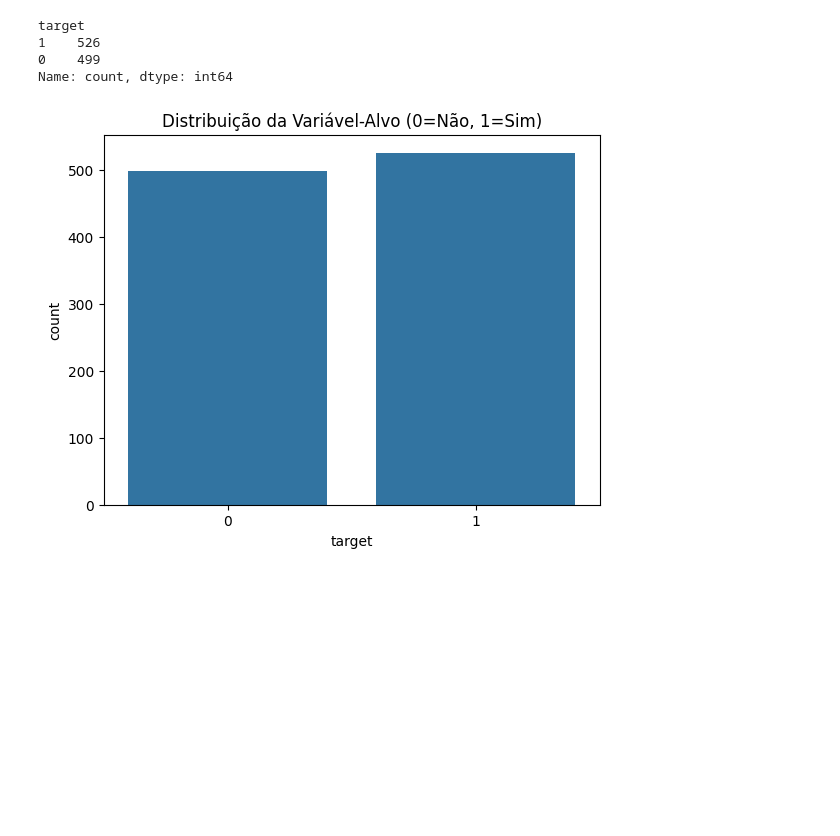
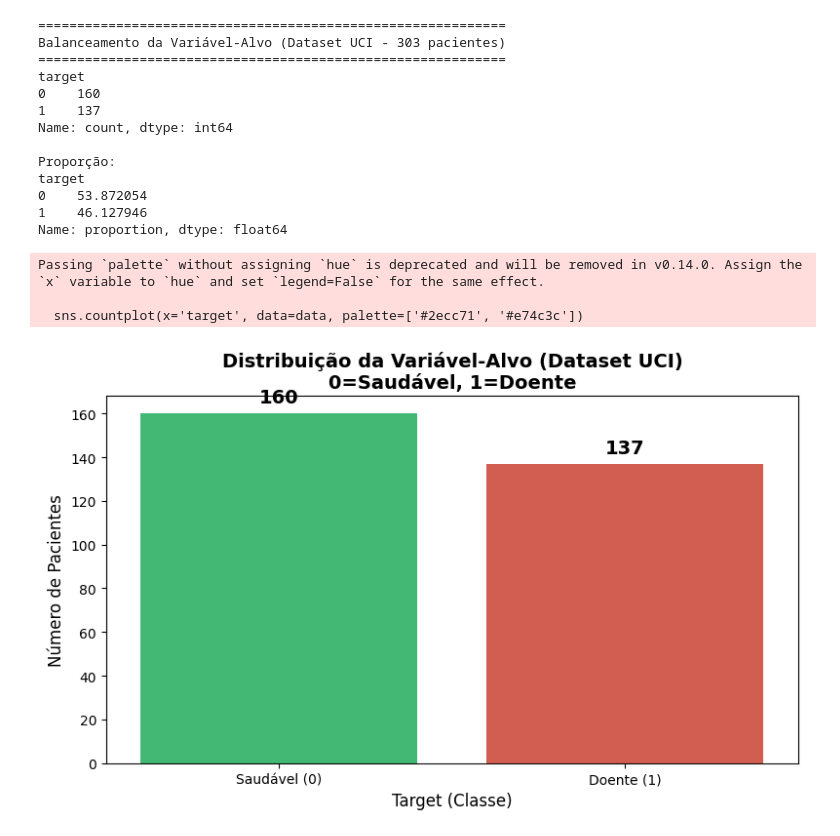
Before and after one commit to AlexandreJr16/Heart-Diseases, a Jupyter notebook: heart-diseases.ipynb, the cells around one changed output. Saved outputs shown, nothing was run; the diff lists cells and outputs as text; code cells hidden in the pictures; blank space fills up the shorter version.

Commit message:
refactor: Corrige dataset para UCI e re-treina modelo (83.3%)

```diff
--- a/heart-diseases.ipynb
+++ b/heart-diseases.ipynb
@@ -40,15 +116,43 @@ None
 # %%
-# Vamos verificar o balanceamento da nossa variável-alvo
+# --- ANÁLISE DE BALANCEAMENTO DA VARIÁVEL-ALVO ---
+
+print("=" * 60)
+print("Balanceamento da Variável-Alvo (Dataset UCI - 303 pacientes)")
+print("=" * 60)
 print(data['target'].value_counts())
+print(f"\nProporção:")
+print(data['target'].value_counts(normalize=True) * 100)
 
-# Visualizar isso:
-sns.countplot(x='target', data=data)
-plt.title('Distribuição da Variável-Alvo (0=Não, 1=Sim)')
+# Visualizar a distribuição
+plt.figure(figsize=(8, 5))
+sns.countplot(x='target', data=data, palette=['#2ecc71', '#e74c3c'])
+plt.title('Distribuição da Variável-Alvo (Dataset UCI)\n0=Saudável, 1=Doente', fontsize=14, fontweight='bold')
+plt.xlabel('Target (Classe)', fontsize=12)
+plt.ylabel('Número de Pacientes', fontsize=12)
+plt.xticks([0, 1], ['Saudável (0)', 'Doente (1)'])
+
+# Adicionar anotações com os valores
+for i, count in enumerate(data['target'].value_counts().sort_index()):
+    plt.text(i, count + 5, str(count), ha='center', fontweight='bold', fontsize=14)
+
+plt.tight_layout()
 plt.show()
 # %% [output]
+============================================================
+Balanceamento da Variável-Alvo (Dataset UCI - 303 pacientes)
+============================================================
 target
-1    526
-0    499
+0    160
+1    137
 Name: count, dtype: int64
+
+Proporção:
+target
+0    53.872054
+1    46.127946
+Name: proportion, dtype: float64
+Passing `palette` without assigning `hue` is deprecated and will be removed in v0.14.0. Assign the `x` variable to `hue` and set `legend=False` for the same effect.
+
+  sns.countplot(x='target', data=data, palette=['#2ecc71', '#e74c3c'])
-[figure, old version]
+[figure, new version]
 # %%
```
Also changed, not shown: parts of 16 cells of this notebook, 3 other files.
